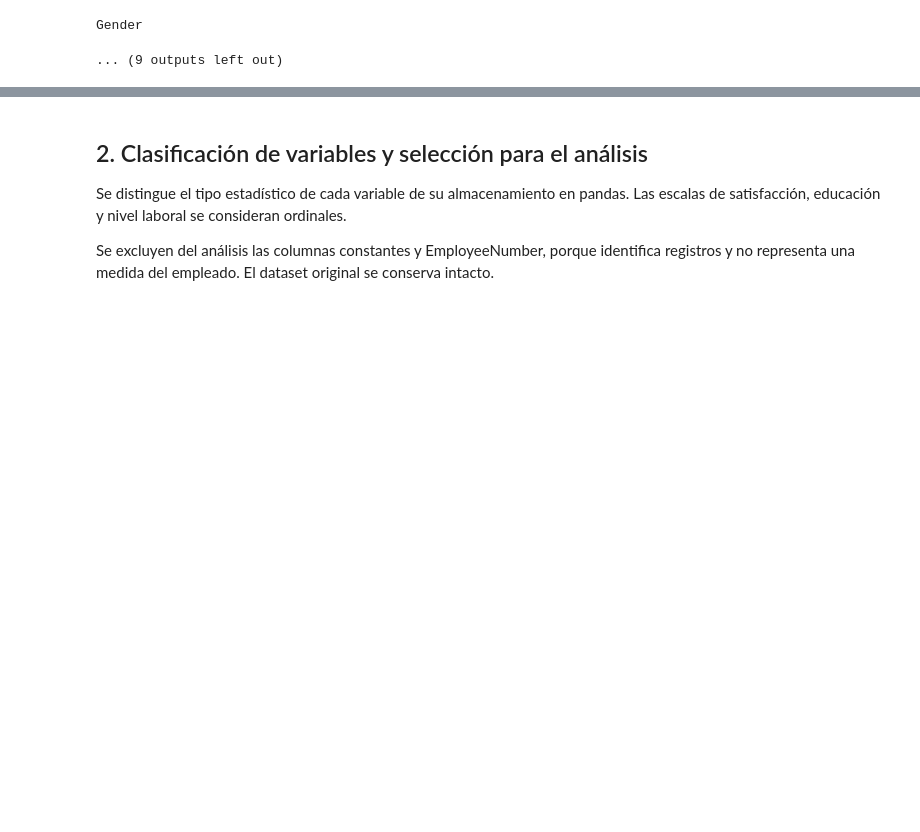
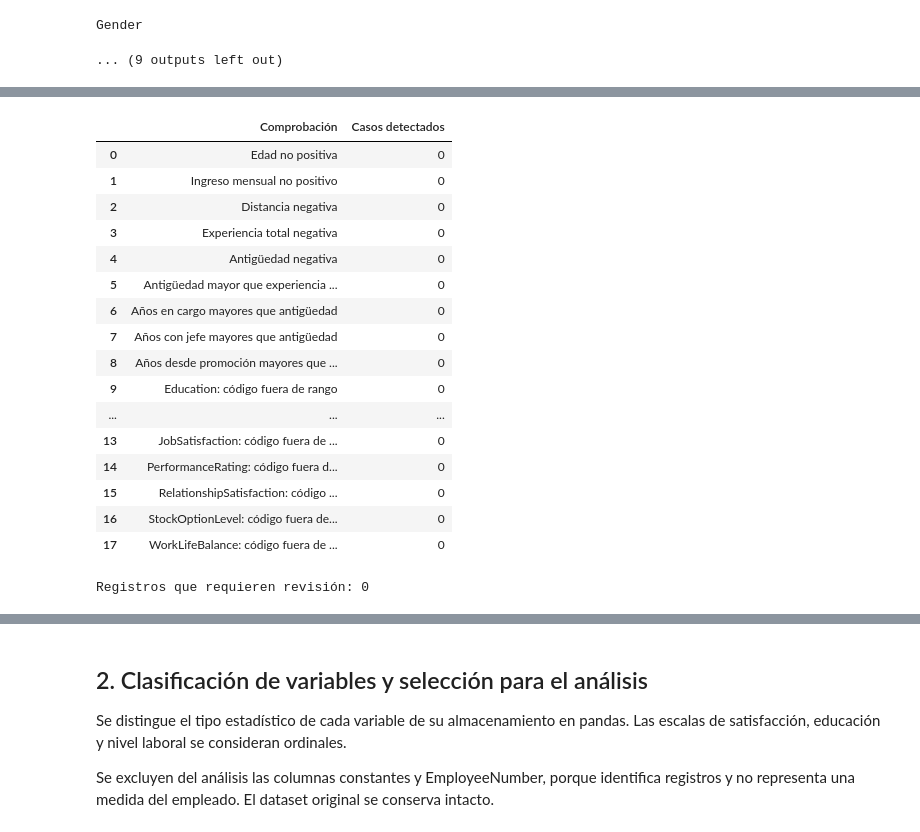
Before and after one commit to hernansaavedrag/estadisticaComputacional, a Jupyter notebook: Sumativa1/Sumativa1_IBM_HR.ipynb, the cells around one changed output, grey strips where cells are left out. Drawn from its saved outputs; the diff is of its cells as text; code cells hidden in the pictures; blank space fills up the shorter version.

Commit message:
Completar validacion e interpretacion de calidad de datos

```diff
--- a/Sumativa1/Sumativa1_IBM_HR.ipynb
+++ b/Sumativa1/Sumativa1_IBM_HR.ipynb
@@ -169,0 +179,69 @@ Gender
+# %%
+validaciones = {
+    "Edad no positiva": df["Age"].le(0),
+    "Ingreso mensual no positivo": df["MonthlyIncome"].le(0),
+    "Distancia negativa": df["DistanceFromHome"].lt(0),
+    "Experiencia total negativa": df["TotalWorkingYears"].lt(0),
+    "Antigüedad negativa": df["YearsAtCompany"].lt(0),
+    "Antigüedad mayor que experiencia total":
+        df["YearsAtCompany"].gt(df["TotalWorkingYears"]),
+    "Años en cargo mayores que antigüedad":
+        df["YearsInCurrentRole"].gt(df["YearsAtCompany"]),
+    "Años con jefe mayores que antigüedad":
+        df["YearsWithCurrManager"].gt(df["YearsAtCompany"]),
+    "Años desde promoción mayores que antigüedad":
+        df["YearsSinceLastPromotion"].gt(df["YearsAtCompany"])
+}
+
+rangos_ordinales = {
+    "Education": range(1, 6),
+    "EnvironmentSatisfaction": range(1, 5),
+    "JobInvolvement": range(1, 5),
+    "JobLevel": range(1, 6),
+    "JobSatisfaction": range(1, 5),
+    "PerformanceRating": range(1, 5),
+    "RelationshipSatisfaction": range(1, 5),
+    "StockOptionLevel": range(0, 4),
+    "WorkLifeBalance": range(1, 5)
+}
+
+for variable, valores_validos in rangos_ordinales.items():
+    validaciones[f"{variable}: código fuera de rango"] = (
+        ~df[variable].isin(valores_validos)
+    )
+
+reporte_consistencia = pd.DataFrame({
+    "Comprobación": list(validaciones.keys()),
+    "Casos detectados": [
+        int(condicion.sum()) for condicion in validaciones.values()
+    ]
+})
+
+display(reporte_consistencia)
+
+# Mostrar los registros que requieren revisión, si existen.
+filas_revisar = pd.DataFrame(validaciones).any(axis=1)
+
+print("Registros que requieren revisión:", int(filas_revisar.sum()))
+
+if filas_revisar.any():
+    display(df.loc[filas_revisar])
+# %% [output]
+|  | Comprobación | Casos detectados |
+| 0 | Edad no positiva | 0 |
+| 1 | Ingreso mensual no positivo | 0 |
+| 2 | Distancia negativa | 0 |
+| 3 | Experiencia total negativa | 0 |
+| 4 | Antigüedad negativa | 0 |
+| 5 | Antigüedad mayor que experiencia ... | 0 |
+| 6 | Años en cargo mayores que antigüedad | 0 |
+| 7 | Años con jefe mayores que antigüedad | 0 |
+| 8 | Años desde promoción mayores que ... | 0 |
+| 9 | Education: código fuera de rango | 0 |
+| ... | ... | ... |
+| 13 | JobSatisfaction: código fuera de ... | 0 |
+| 14 | PerformanceRating: código fuera d... | 0 |
+| 15 | RelationshipSatisfaction: código ... | 0 |
+| 16 | StockOptionLevel: código fuera de... | 0 |
+| 17 | WorkLifeBalance: código fuera de ... | 0 |
+Registros que requieren revisión: 0
```
Also changed, not shown: parts of 2 cells of this notebook.
